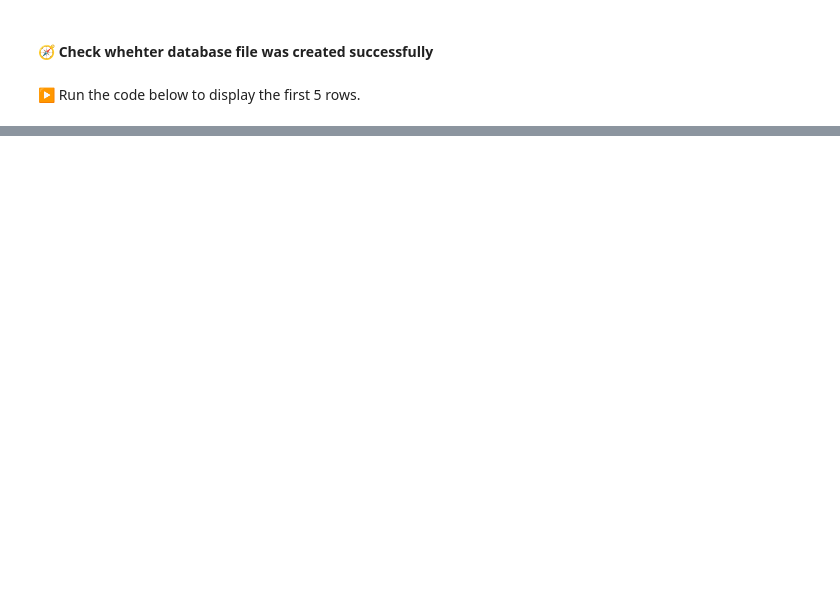
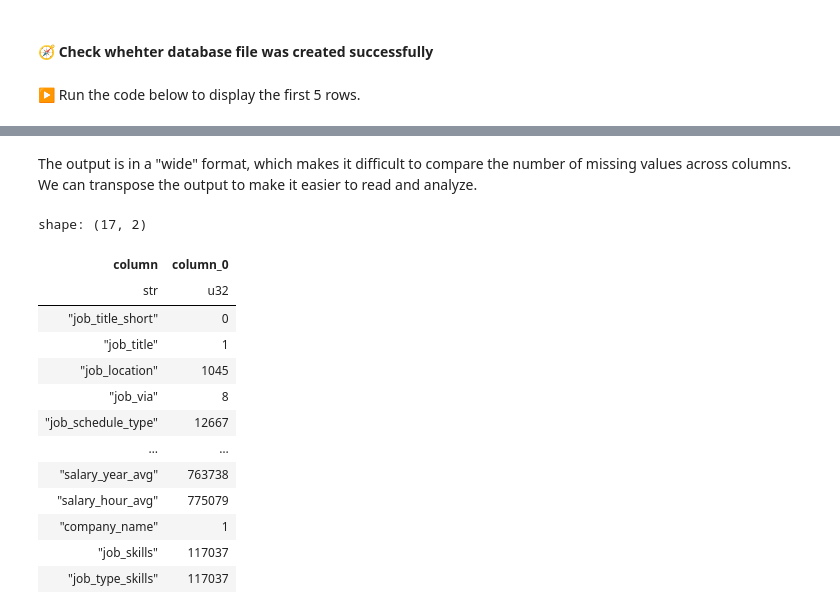
Before and after one commit to bdi593/textbook, a Jupyter notebook: content/data-job-postings/quiz-01.ipynb, the cells around one changed output, grey strips where cells are left out. Saved outputs shown, nothing was run; the diff lists cells and outputs as text; code cells hidden in the pictures; blank space fills up the shorter version.

```diff
--- a/content/data-job-postings/quiz-01.ipynb
+++ b/content/data-job-postings/quiz-01.ipynb
@@ -293,0 +122,19 @@ print("🎯 Restart and run all successful")
+# %% [markdown]
+The output is in a "wide" format, which makes it difficult to compare the number of missing values across columns. We can transpose the output to make it easier to read and analyze.
+# %%
+df.null_count().transpose(include_header=True)
+# %% [output]
+shape: (17, 2)
+| column | column_0 |
+| str | u32 |
+| "job_title_short" | 0 |
+| "job_title" | 1 |
+| "job_location" | 1045 |
+| "job_via" | 8 |
+| "job_schedule_type" | 12667 |
+| … | … |
+| "salary_year_avg" | 763738 |
+| "salary_hour_avg" | 775079 |
+| "company_name" | 1 |
+| "job_skills" | 117037 |
+| "job_type_skills" | 117037 |
```
Also changed, not shown: parts of 90 cells of this notebook, 1 other file.
